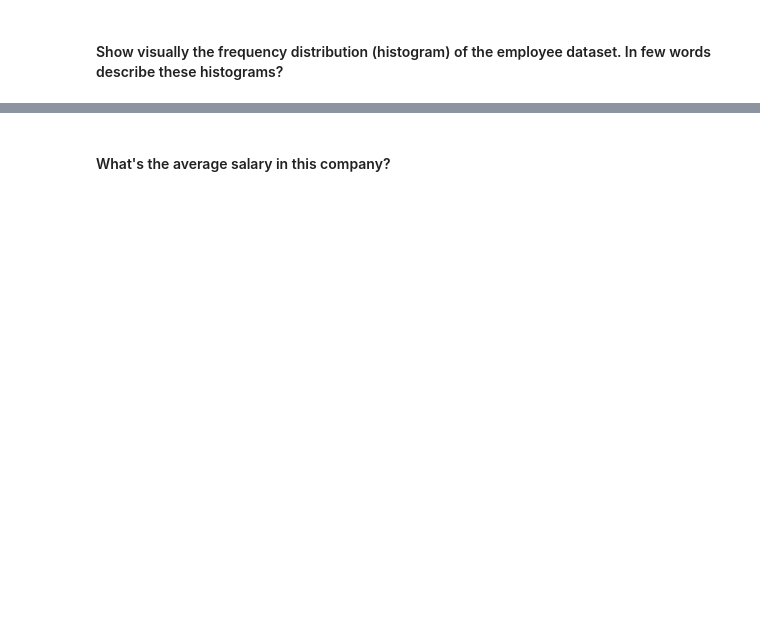
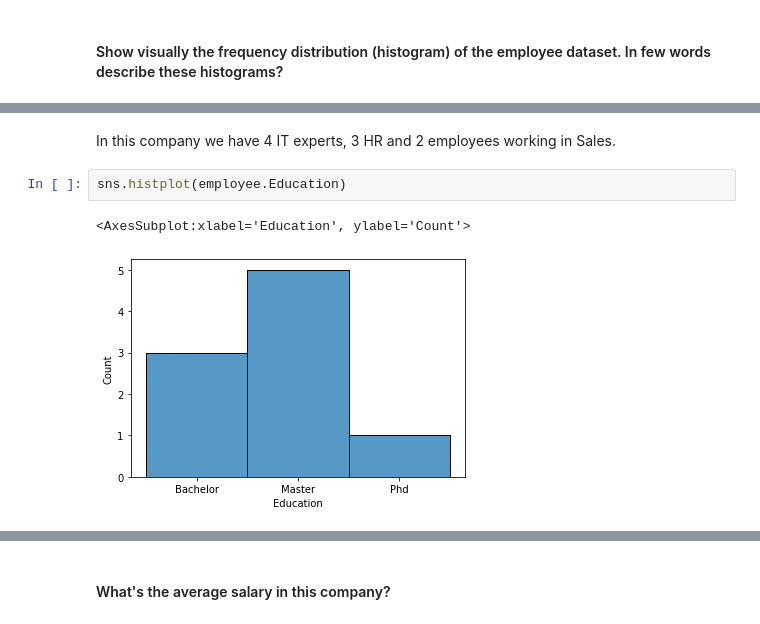
Before and after one commit to antoniogarciagiron/lab-subsetting-and-descriptive-stats, a Jupyter notebook: your-code/main.ipynb, the cells around one changed output, grey strips where cells are left out. Saved outputs shown, nothing was run; the diff lists cells and outputs as text; blank space fills up the shorter version.

```diff
--- a/your-code/main.ipynb
+++ b/your-code/main.ipynb
@@ -154,0 +185,7 @@ Std:  1.57
+# %% [markdown]
+In this company we have 4 IT experts, 3 HR and 2 employees working in Sales.
+# %%
+sns.histplot(employee.Education)
+# %% [output]
+<AxesSubplot:xlabel='Education', ylabel='Count'>
+[figure, added]
```
Also changed, not shown: parts of 53 cells of this notebook.
